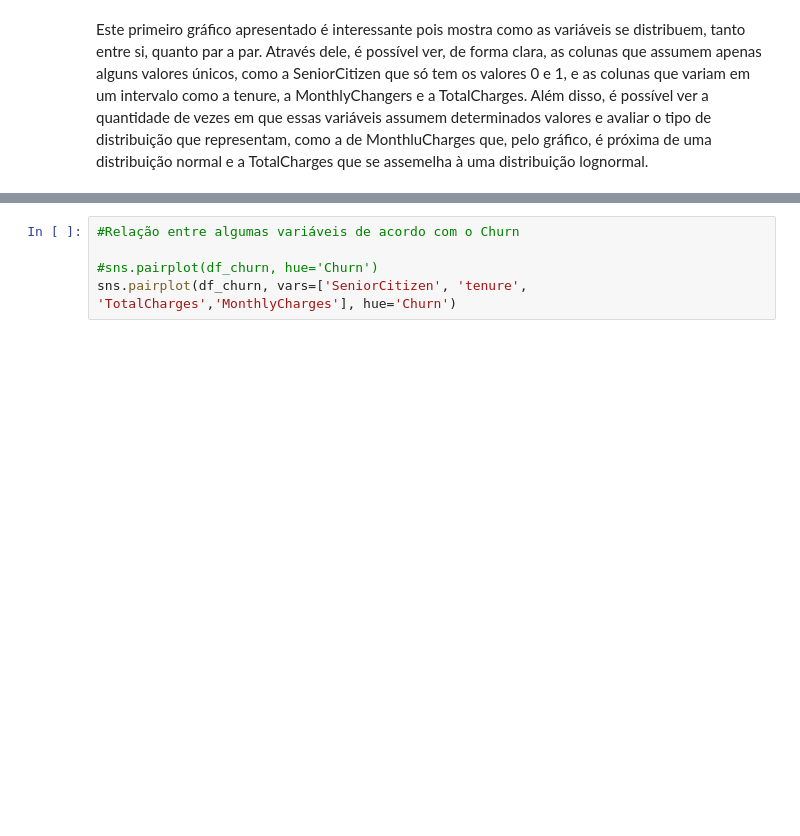
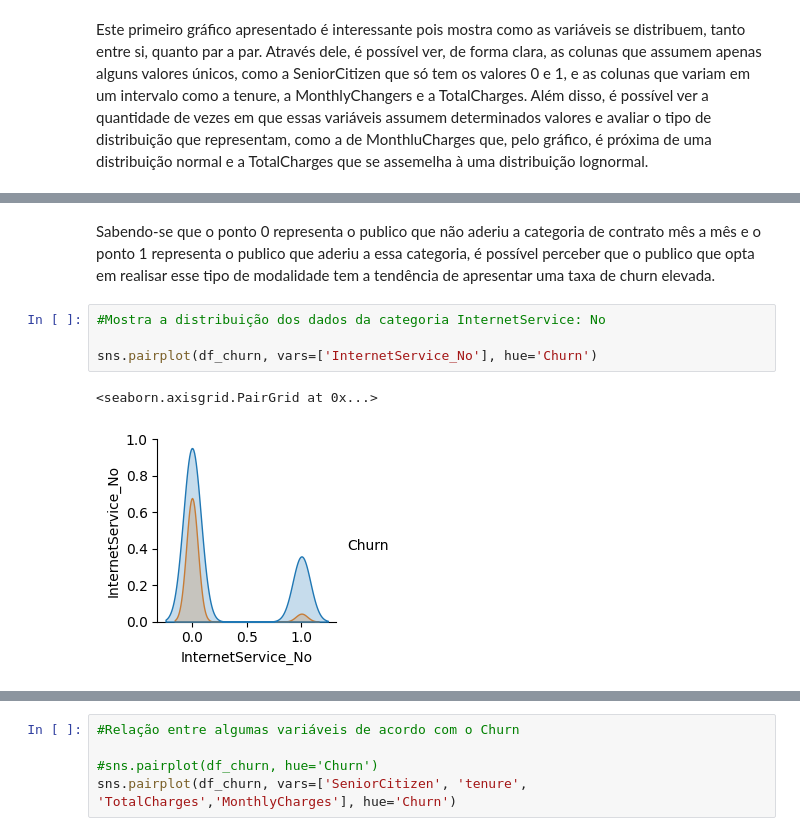
Before and after one commit to Texugo-928/Projeto_ML_Churn, a Jupyter notebook: Projeto_ML_Grupo_4.ipynb, the cells around one changed output, grey strips where cells are left out. Saved outputs shown, nothing was run; the diff lists cells and outputs as text; blank space fills up the shorter version.

```diff
--- a/Projeto_ML_Grupo_4.ipynb
+++ b/Projeto_ML_Grupo_4.ipynb
@@ -462,0 +493,9 @@ Este primeiro gráfico apresentado é interessante pois mostra como as variávei
+# %% [markdown]
+Sabendo-se que o ponto 0 representa o publico que não aderiu a categoria de contrato mês a mês e o ponto 1 representa o publico que aderiu a essa categoria, é possível perceber que o publico que opta em realisar esse tipo de modalidade tem a tendência de apresentar uma taxa de churn elevada.
+# %%
+#Mostra a distribuição dos dados da categoria InternetService: No
+
+sns.pairplot(df_churn, vars=['InternetService_No'], hue='Churn')
+# %% [output]
+<seaborn.axisgrid.PairGrid at 0x...>
+[figure, added]
```
Also changed, not shown: parts of 19 cells of this notebook.
